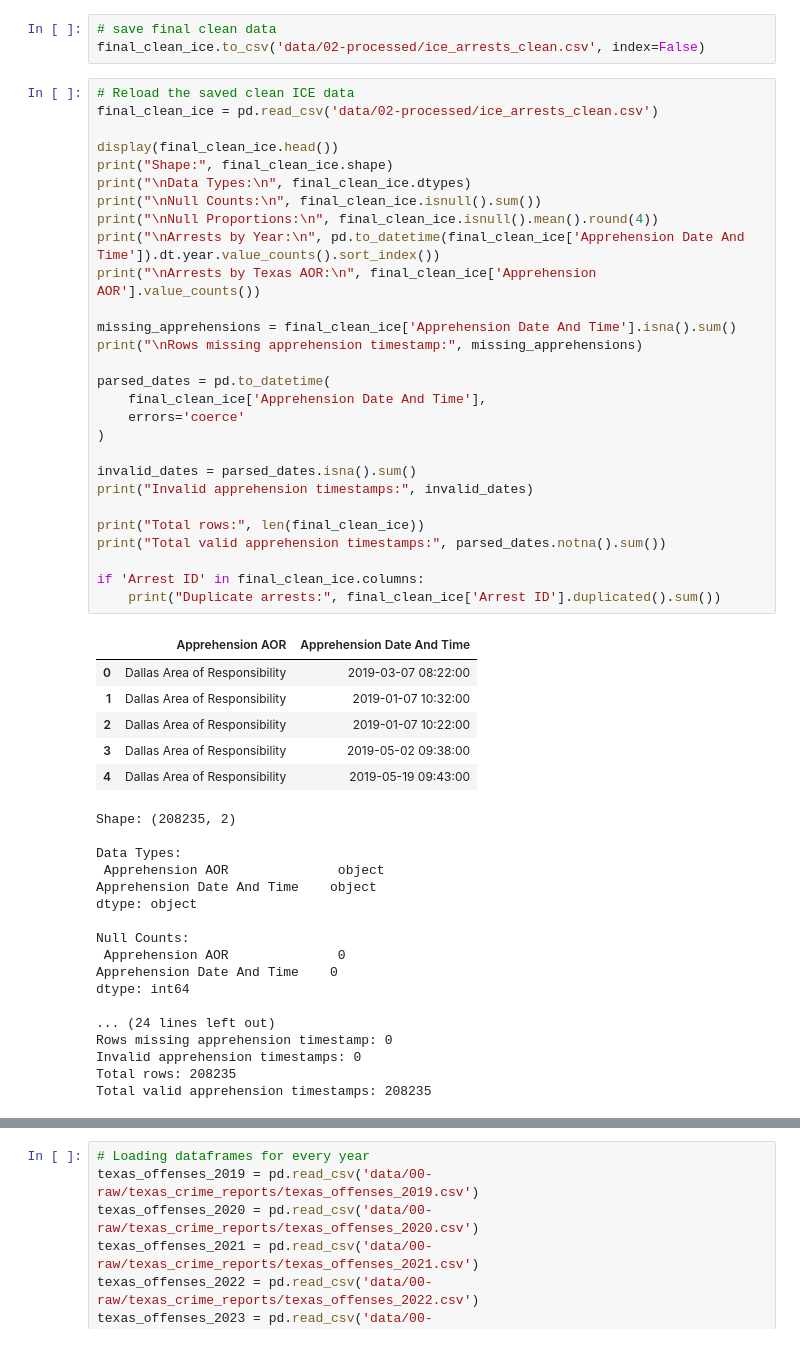
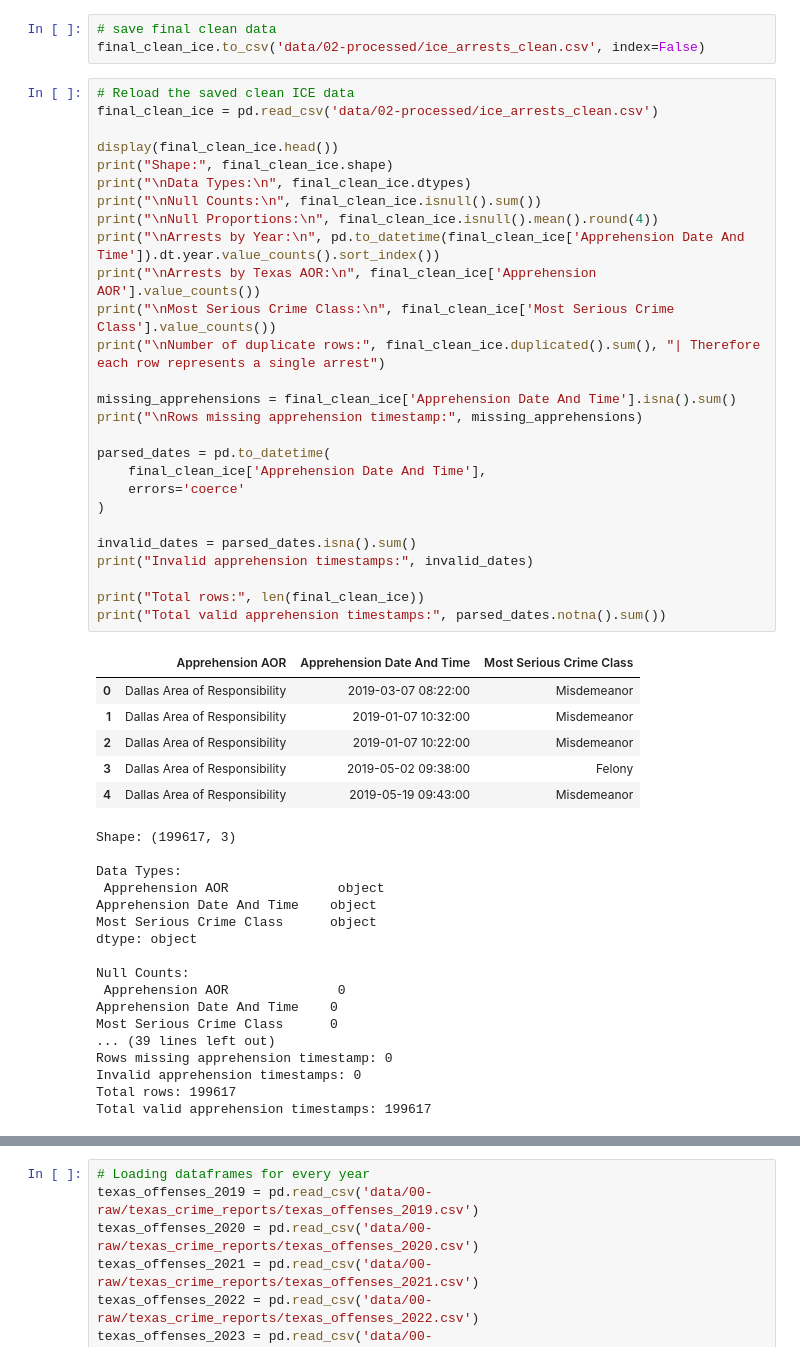
Before and after one commit to dylnwin/Group117_WI26, a Jupyter notebook: 02-EDACheckpoint.ipynb, the cells around one changed output, grey strips where cells are left out. Cells and saved outputs as stored; diff of their text form.

Commit message:
added EDA plots of other variables and added the output summary for the monthly crime dataset

```diff
--- a/02-EDACheckpoint.ipynb
+++ b/02-EDACheckpoint.ipynb
@@ -240,55 +216,54 @@ final_clean_ice.to_csv('data/02-processed/ice_arrests_clean.csv', index=False)
 # %%
 # Reload the saved clean ICE data
 final_clean_ice = pd.read_csv('data/02-processed/ice_arrests_clean.csv')
 
 display(final_clean_ice.head())
 print("Shape:", final_clean_ice.shape)
 print("\nData Types:\n", final_clean_ice.dtypes)
 print("\nNull Counts:\n", final_clean_ice.isnull().sum())
 print("\nNull Proportions:\n", final_clean_ice.isnull().mean().round(4))
 print("\nArrests by Year:\n", pd.to_datetime(final_clean_ice['Apprehension Date And Time']).dt.year.value_counts().sort_index())
 print("\nArrests by Texas AOR:\n", final_clean_ice['Apprehension AOR'].value_counts())
+print("\nMost Serious Crime Class:\n", final_clean_ice['Most Serious Crime Class'].value_counts())
+print("\nNumber of duplicate rows:", final_clean_ice.duplicated().sum(), "| Therefore each row represents a single arrest")
 
 missing_apprehensions = final_clean_ice['Apprehension Date And Time'].isna().sum()
 print("\nRows missing apprehension timestamp:", missing_apprehensions)
 
 parsed_dates = pd.to_datetime(
     final_clean_ice['Apprehension Date And Time'],
     errors='coerce'
 )
 
 invalid_dates = parsed_dates.isna().sum()
 print("Invalid apprehension timestamps:", invalid_dates)
 
 print("Total rows:", len(final_clean_ice))
 print("Total valid apprehension timestamps:", parsed_dates.notna().sum())
-
-if 'Arrest ID' in final_clean_ice.columns:
-    print("Duplicate arrests:", final_clean_ice['Arrest ID'].duplicated().sum())
 # %% [output]
-|  | Apprehension AOR | Apprehension Date And Time |
-| 0 | Dallas Area of Responsibility | 2019-03-07 08:22:00 |
-| 1 | Dallas Area of Responsibility | 2019-01-07 10:32:00 |
-| 2 | Dallas Area of Responsibility | 2019-01-07 10:22:00 |
-| 3 | Dallas Area of Responsibility | 2019-05-02 09:38:00 |
-| 4 | Dallas Area of Responsibility | 2019-05-19 09:43:00 |
+|  | Apprehension AOR | Apprehension Date And Time | Most Serious Crime Class |
+| 0 | Dallas Area of Responsibility | 2019-03-07 08:22:00 | Misdemeanor |
+| 1 | Dallas Area of Responsibility | 2019-01-07 10:32:00 | Misdemeanor |
+| 2 | Dallas Area of Responsibility | 2019-01-07 10:22:00 | Misdemeanor |
+| 3 | Dallas Area of Responsibility | 2019-05-02 09:38:00 | Felony |
+| 4 | Dallas Area of Responsibility | 2019-05-19 09:43:00 | Misdemeanor |
-Shape: (208235, 2)
+Shape: (199617, 3)
 
 Data Types:
  Apprehension AOR              object
 Apprehension Date And Time    object
+Most Serious Crime Class      object
 dtype: object
 
 Null Counts:
  Apprehension AOR              0
 Apprehension Date And Time    0
-dtype: int64
-
-... (24 lines left out)
+Most Serious Crime Class      0
+... (39 lines left out)
 Rows missing apprehension timestamp: 0
 Invalid apprehension timestamps: 0
-Total rows: 208235
-Total valid apprehension timestamps: 208235
+Total rows: 199617
+Total valid apprehension timestamps: 199617
 # %% [markdown]
 ## Texas Crime Report Offences
 
```
Also changed, not shown: parts of 23 cells of this notebook, 1 other file.
